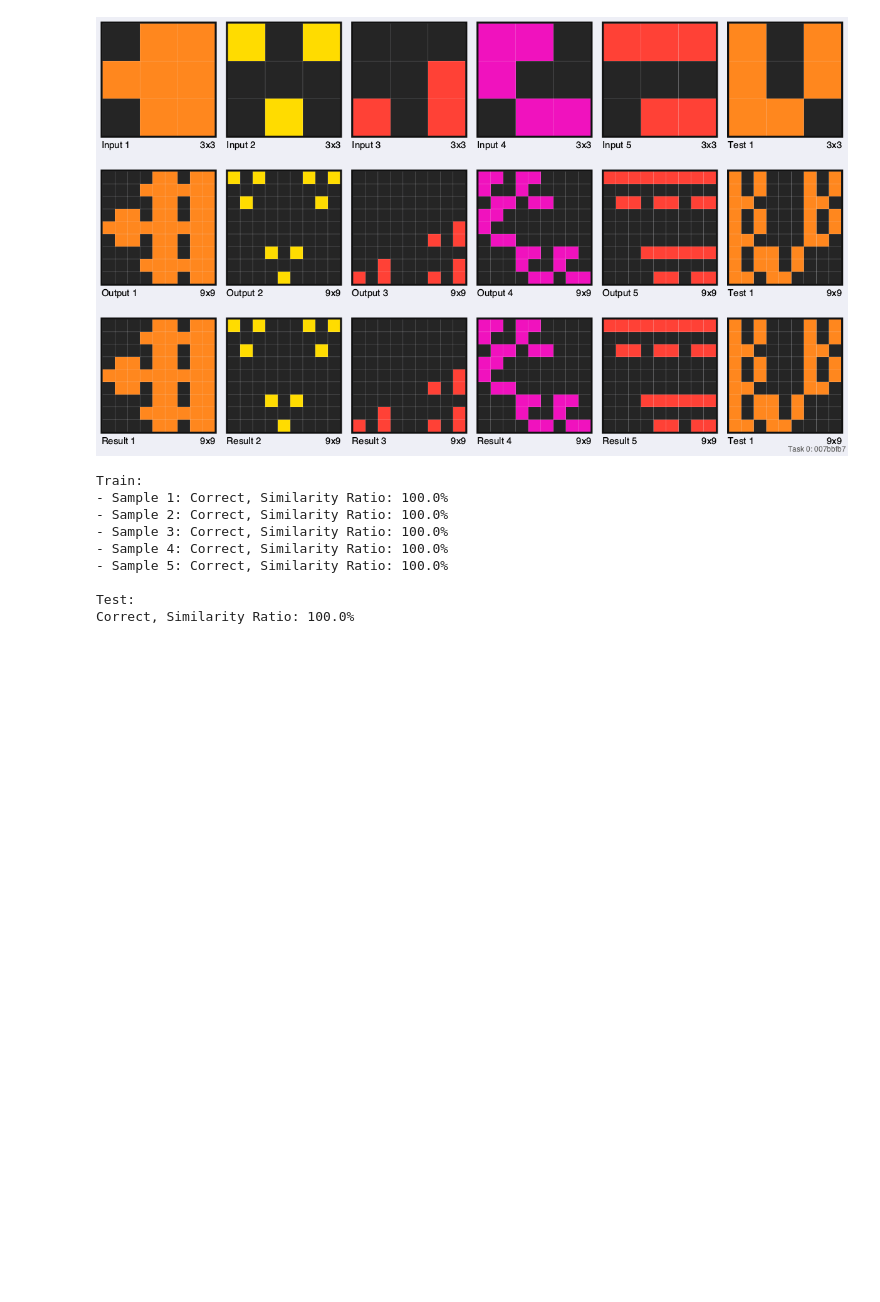
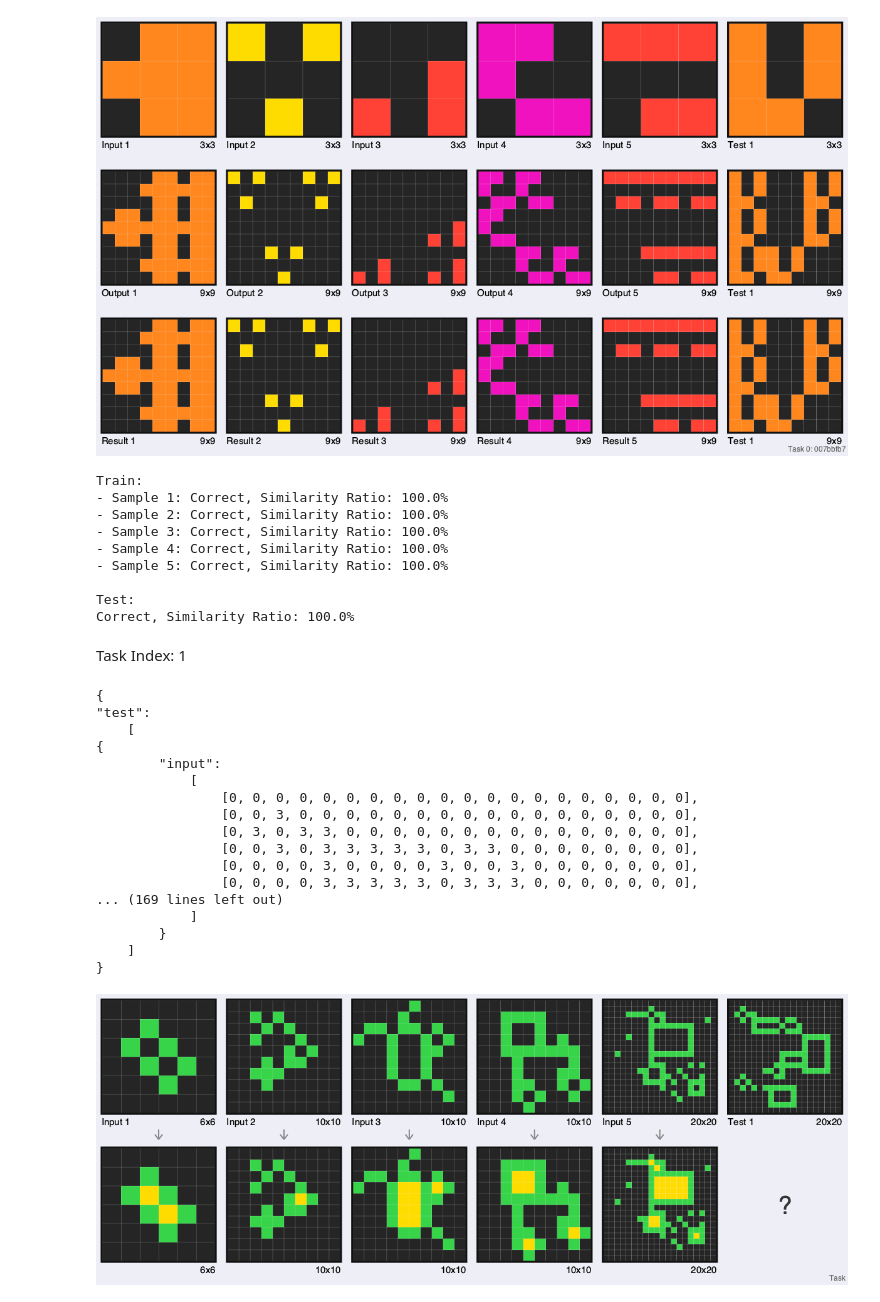
Before and after one commit to mshokrnezhad/ARC, a Jupyter notebook: solutions/create_solutions.ipynb, the cells around one changed output. Drawn from its saved outputs; the diff is of its cells as text; code cells hidden in the pictures; blank space fills up the shorter version.

```diff
--- a/solutions/create_solutions.ipynb
+++ b/solutions/create_solutions.ipynb
@@ -51,3 +74,33 @@ Train:
 
 Test:
 Correct, Similarity Ratio: 100.0%
+# %% [markdown]
+Task Index: 1
+# %%
+index = 1
+id = task_ids[f'{index}']
+
+train_task = deepcopy(training_challenges[id])
+
+pretty_print_json(train_task)
+
+display(Image(filename=f'{data_path}figs/train/original/train_task_{index}.png'))
+# %% [output]
+{
+"test":
+    [
+{
+        "input":
+            [
+                [0, 0, 0, 0, 0, 0, 0, 0, 0, 0, 0, 0, 0, 0, 0, 0, 0, 0, 0, 0],
+                [0, 0, 3, 0, 0, 0, 0, 0, 0, 0, 0, 0, 0, 0, 0, 0, 0, 0, 0, 0],
+                [0, 3, 0, 3, 3, 0, 0, 0, 0, 0, 0, 0, 0, 0, 0, 0, 0, 0, 0, 0],
+                [0, 0, 3, 0, 3, 3, 3, 3, 3, 0, 3, 3, 0, 0, 0, 0, 0, 0, 0, 0],
+                [0, 0, 0, 0, 3, 0, 0, 0, 0, 3, 0, 0, 3, 0, 0, 0, 0, 0, 0, 0],
+                [0, 0, 0, 0, 3, 3, 3, 3, 3, 0, 3, 3, 3, 0, 0, 0, 0, 0, 0, 0],
+... (169 lines left out)
+            ]
+        }
+    ]
+}
+[figure, added]
```
Also changed, not shown: parts of 3 cells of this notebook.
